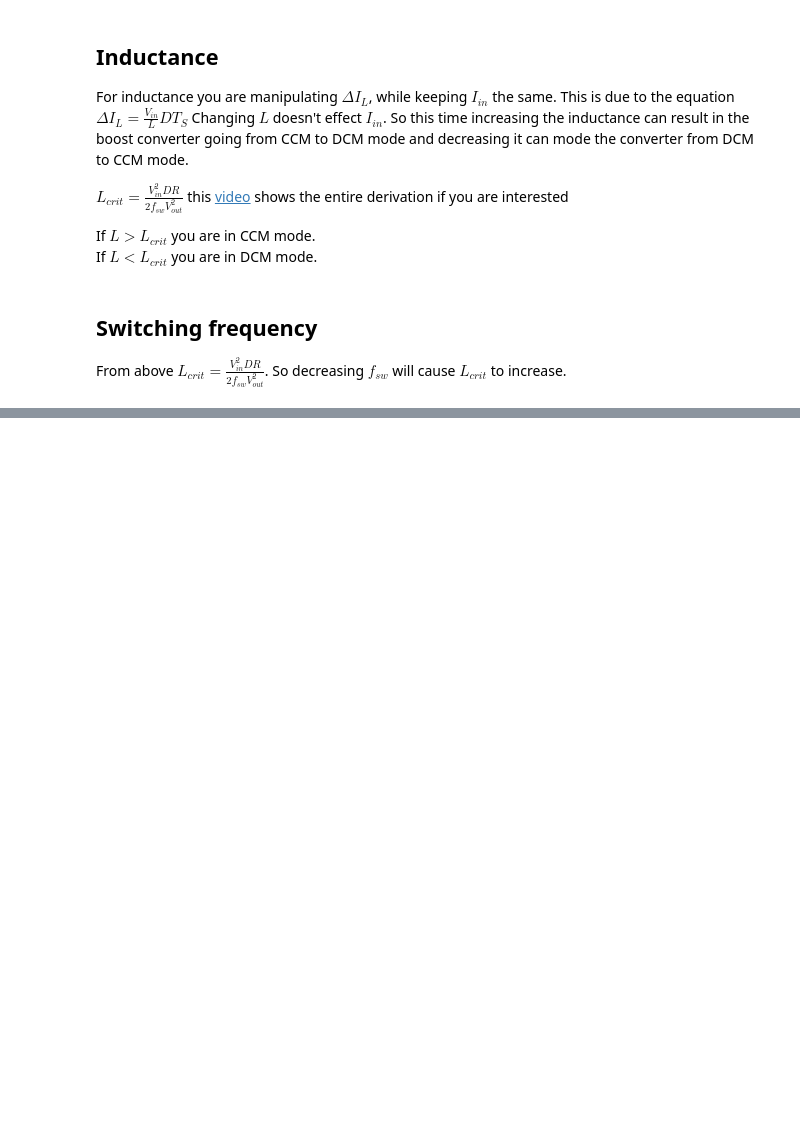
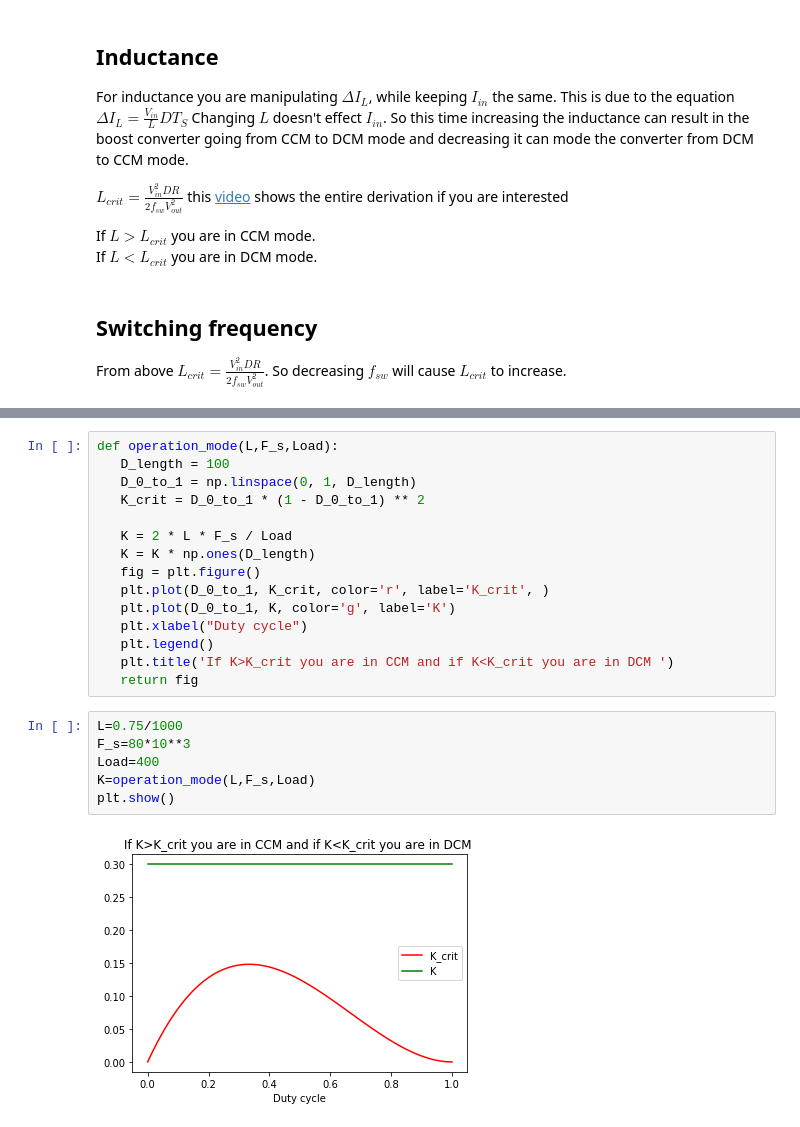
Before and after one commit to HDialani/Boost-converter, a Jupyter notebook: Basics_of_boost_converter/Basics_of_Boost_converter.ipynb, the cells around one changed output, grey strips where cells are left out. Cells and saved outputs as stored; diff of their text form; blank space fills up the shorter version.

```diff
--- a/Basics_of_boost_converter/Basics_of_Boost_converter.ipynb
+++ b/Basics_of_boost_converter/Basics_of_Boost_converter.ipynb
@@ -487,2 +516,25 @@ source right me [Code](Code)
 
 Here $K_{crit}=D*(1-D)^2$ and $K=\frac{2Lf_{sw}}{R}$
+# %%
+def operation_mode(L,F_s,Load):
+   D_length = 100
+   D_0_to_1 = np.linspace(0, 1, D_length)
+   K_crit = D_0_to_1 * (1 - D_0_to_1) ** 2
+
+   K = 2 * L * F_s / Load
+   K = K * np.ones(D_length)
+   fig = plt.figure()
+   plt.plot(D_0_to_1, K_crit, color='r', label='K_crit', )
+   plt.plot(D_0_to_1, K, color='g', label='K')
+   plt.xlabel("Duty cycle")
+   plt.legend()
+   plt.title('If K>K_crit you are in CCM and if K<K_crit you are in DCM ')
+   return fig
+# %%
+L=0.75/1000
+F_s=80*10**3
+Load=400
+K=operation_mode(L,F_s,Load)
+plt.show()
+# %% [output]
+[figure, added]
```
Also changed, not shown: parts of 11 cells of this notebook, 3 other files.
